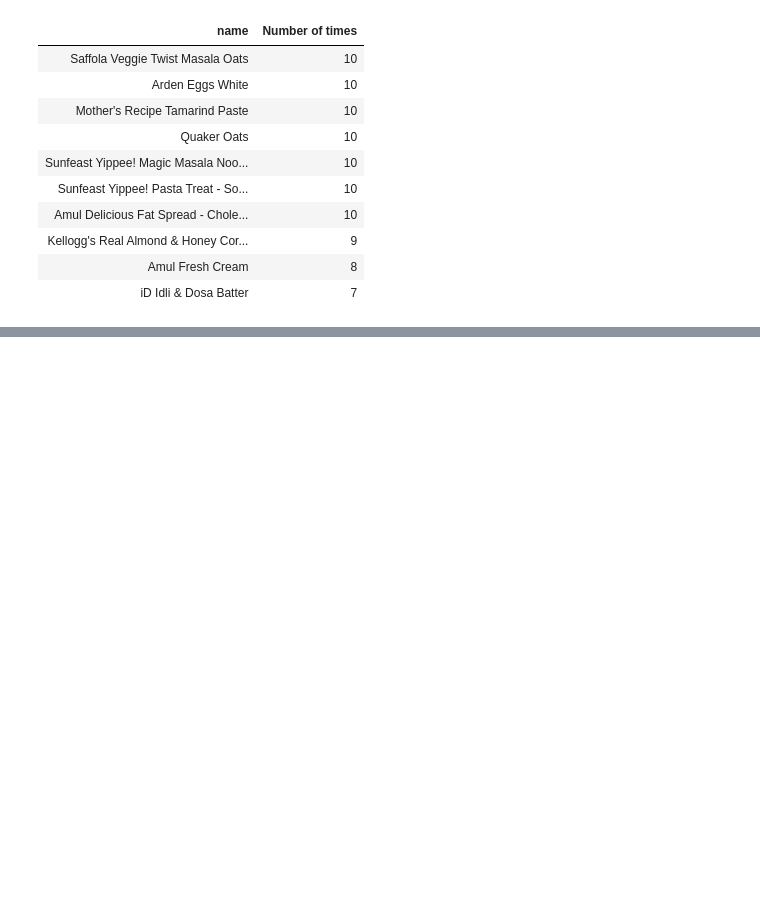
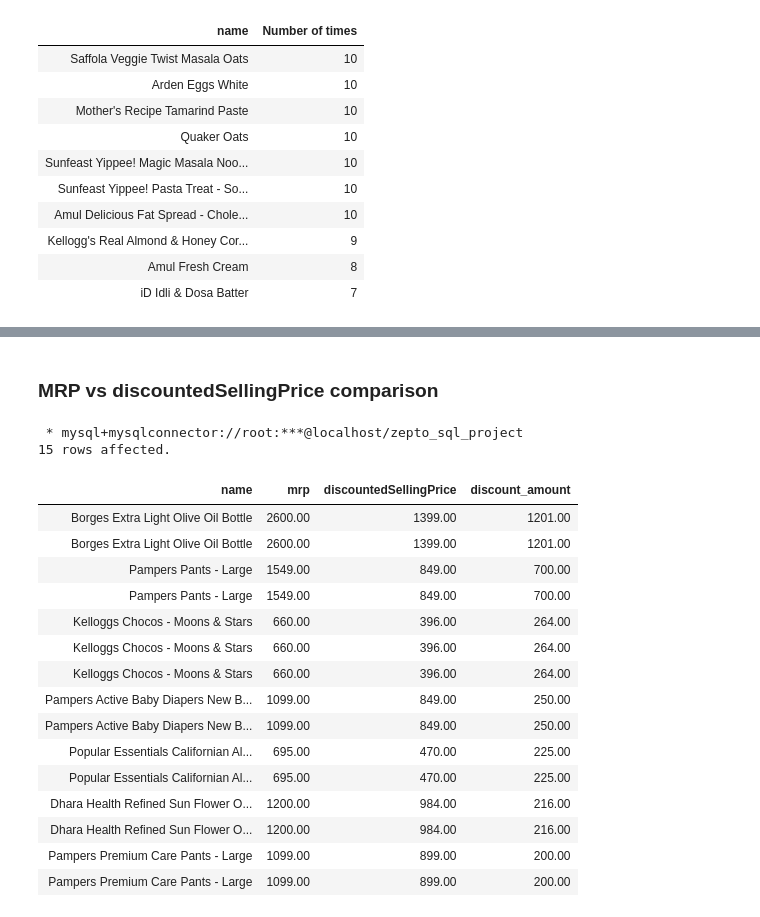
Before and after one commit to S8naK/E-Commerce-Inventory-Analysis, a Jupyter notebook: zepto_inventory_analysis.ipynb, the cells around one changed output, grey strips where cells are left out. Saved outputs shown, nothing was run; the diff lists cells and outputs as text; code cells hidden in the pictures; blank space fills up the shorter version.

```diff
--- a/zepto_inventory_analysis.ipynb
+++ b/zepto_inventory_analysis.ipynb
@@ -193,0 +266,28 @@ LIMIT 10;
+# %% [markdown]
+### MRP vs discountedSellingPrice comparison
+# %%
+%%sql
+
+SELECT name, mrp, discountedSellingPrice, (mrp - discountedSellingPrice) AS discount_amount
+FROM zepto_clean
+ORDER BY discount_amount DESC
+LIMIT 15;
+# %% [output]
+ * mysql+mysqlconnector://root:***@localhost/zepto_sql_project
+15 rows affected.
+| name | mrp | discountedSellingPrice | discount_amount |
+| Borges Extra Light Olive Oil Bottle | 2600.00 | 1399.00 | 1201.00 |
+| Borges Extra Light Olive Oil Bottle | 2600.00 | 1399.00 | 1201.00 |
+| Pampers Pants - Large | 1549.00 | 849.00 | 700.00 |
+| Pampers Pants - Large | 1549.00 | 849.00 | 700.00 |
+| Kelloggs Chocos - Moons & Stars | 660.00 | 396.00 | 264.00 |
+| Kelloggs Chocos - Moons & Stars | 660.00 | 396.00 | 264.00 |
+| Kelloggs Chocos - Moons & Stars | 660.00 | 396.00 | 264.00 |
+| Pampers Active Baby Diapers New B... | 1099.00 | 849.00 | 250.00 |
+| Pampers Active Baby Diapers New B... | 1099.00 | 849.00 | 250.00 |
+| Popular Essentials Californian Al... | 695.00 | 470.00 | 225.00 |
+| Popular Essentials Californian Al... | 695.00 | 470.00 | 225.00 |
+| Dhara Health Refined Sun Flower O... | 1200.00 | 984.00 | 216.00 |
+| Dhara Health Refined Sun Flower O... | 1200.00 | 984.00 | 216.00 |
+| Pampers Premium Care Pants - Large | 1099.00 | 899.00 | 200.00 |
+| Pampers Premium Care Pants - Large | 1099.00 | 899.00 | 200.00 |
```
Also changed, not shown: parts of 8 cells of this notebook, 1 other file.
